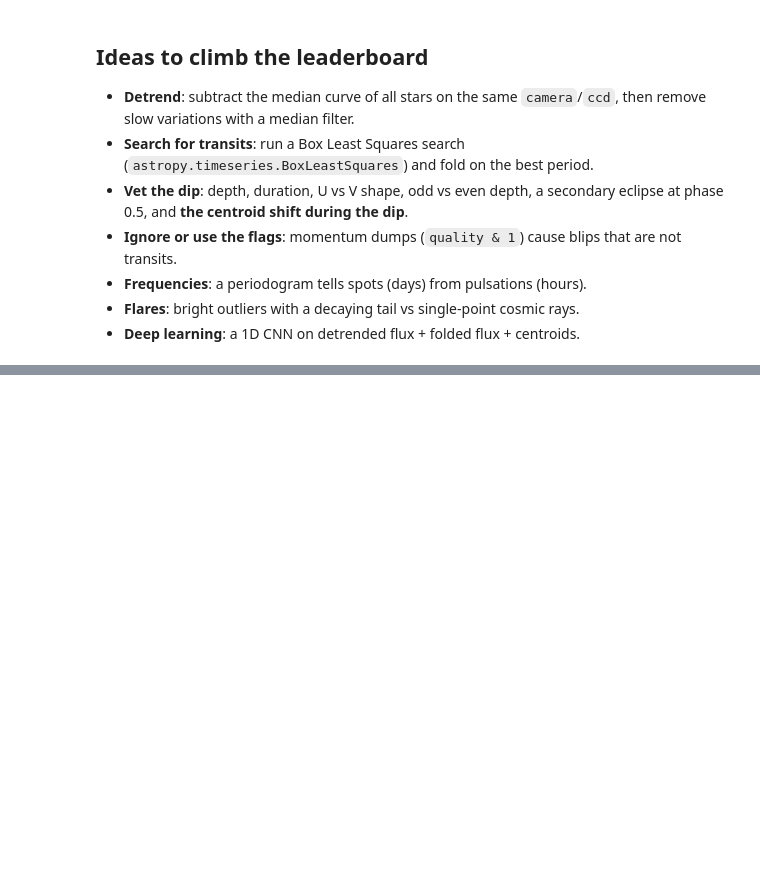
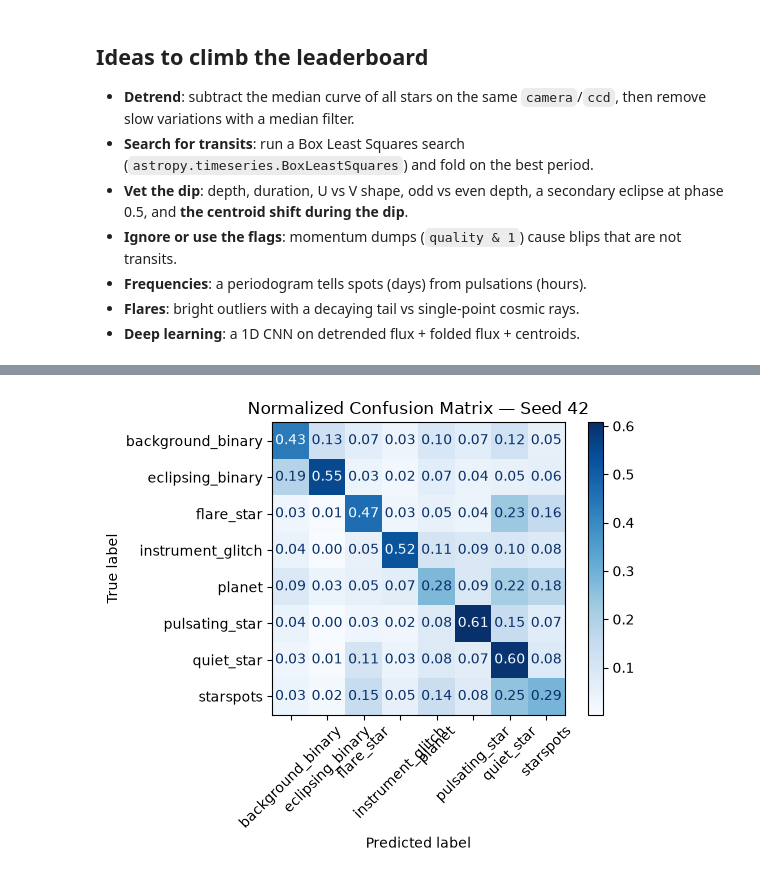
Before and after one commit to VishnuVardhanKasireddy/Planet-Hunter-ML-Challenge, a Jupyter notebook: notebooks/starter_notebook.ipynb, the cells around one changed output, grey strips where cells are left out. Drawn from its saved outputs; the diff is of its cells as text; code cells hidden in the pictures; blank space fills up the shorter version.

```diff
--- a/notebooks/starter_notebook.ipynb
+++ b/notebooks/starter_notebook.ipynb
@@ -86,0 +589,14 @@ sub.label.value_counts()
+# %%
+from src.features.centroid import extract_centroid_features
+
+X_centroid = extract_centroid_features(train_cen)
+X_centroid_test = extract_centroid_features(test_cen)
+
+print("Train:", X_centroid.shape)
+print("Test:", X_centroid_test.shape)
+
+print("\nMissing values:")
+print(X_centroid.isna().sum())
+
+print("\nFeature summary:")
+print(X_centroid.describe().round(4))
@@ -86,0 +735,72 @@ sub.label.value_counts()
+# %%
+
+from sklearn.metrics import (
+    classification_report,
+    ConfusionMatrixDisplay,
+    f1_score,
+)
+import matplotlib.pyplot as plt
+
+# Reuse the same validation split as seed 42
+# and the same feature set: top 3 temporal + centroid.
+
+top3_temporal = [
+    "trend_slope",
+    "diff_abs_median",
+    "diff_std",
+]
+
+X_selected = pd.concat(
+    [X_base, X_temp, X_cent],
+    axis=1,
+)
+
+selected_columns = (
+    list(X_base.columns)
+    + top3_temporal
+    + list(X_cent.columns)
+)
+
+# Reuse the model configuration from the previous experiment.
+model = HistGradientBoostingClassifier(
+    max_iter=300,
+    learning_rate=0.06,
+    class_weight="balanced",
+    random_state=0,
+)
+
+model.fit(
+    X_selected.iloc[X_tr][selected_columns],
+    y_tr,
+)
+
+predictions = model.predict(
+    X_selected.iloc[X_va][selected_columns]
+)
+
+print("Macro-F1:", round(
+    f1_score(y_va, predictions, average="macro"), 4
+))
+
+print("\nClassification report:")
+print(classification_report(
+    y_va,
+    predictions,
+    labels=sorted(train["label"].unique()),
+    zero_division=0,
+))
+
+ConfusionMatrixDisplay.from_predictions(
+    y_va,
+    predictions,
+    labels=sorted(train["label"].unique()),
+    xticks_rotation=45,
+    normalize="true",
+    values_format=".2f",
+    cmap="Blues",
+)
+
+plt.title("Normalized Confusion Matrix — Seed 42")
+plt.tight_layout()
+plt.show()
+# %% [output]
@@ -86,0 +824 @@ sub.label.value_counts()
+[figure, added]
```
Also changed, not shown: parts of 49 cells of this notebook, 7 other files.
